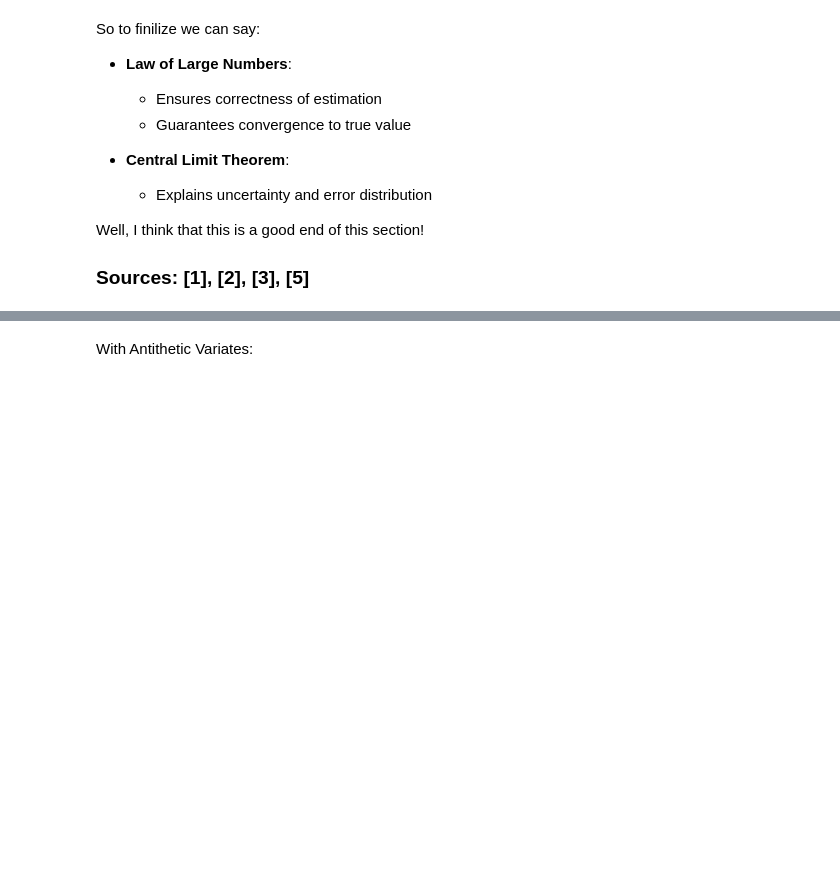
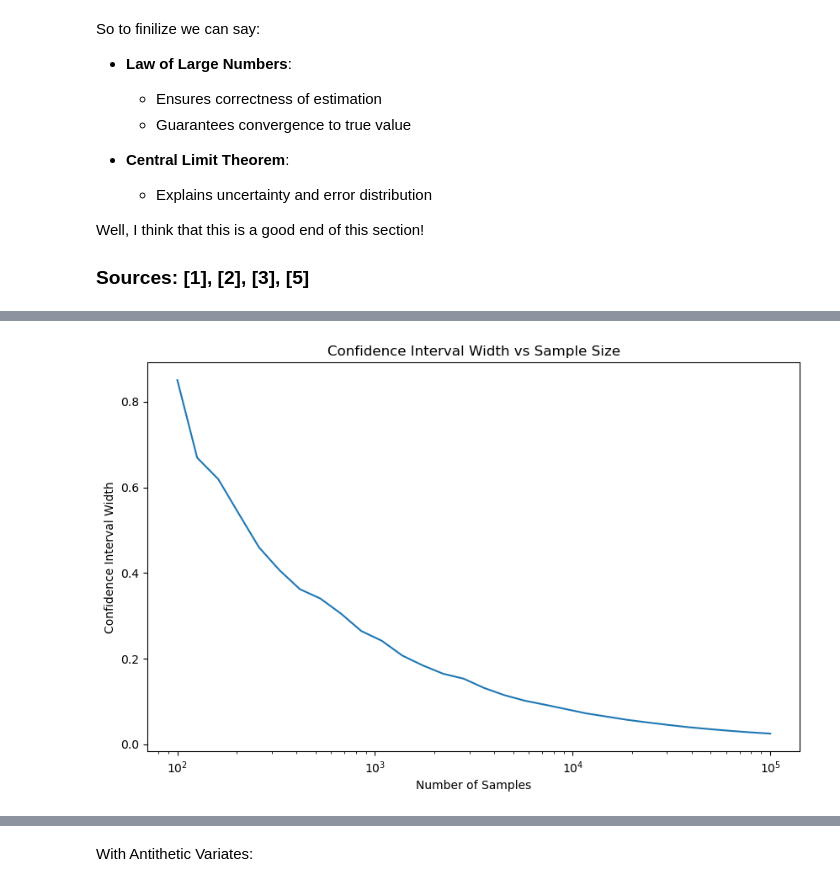
Before and after one commit to kvenov/The_Monte_Carlo_Method, a Jupyter notebook: monte_carlo_scientific_article.ipynb, the cells around one changed output, grey strips where cells are left out. Drawn from its saved outputs; the diff is of its cells as text; code cells hidden in the pictures; blank space fills up the shorter version.

```diff
--- a/monte_carlo_scientific_article.ipynb
+++ b/monte_carlo_scientific_article.ipynb
@@ -1332,0 +1429,33 @@ We can see that:
+# %%
+sample_sizes = np.logspace(2, 5, 30, dtype=int)
+
+intervals_widths = []
+
+for N in sample_sizes:
+
+    samples = np.random.normal(mu, sigma, N)
+
+    sample_mean = np.mean(samples)
+    sample_std = np.std(samples)
+
+    standard_error = sample_std / np.sqrt(N)
+
+    # CI width = 2 * margin of error
+    ci_width = 2 * 1.96 * standard_error
+
+    intervals_widths.append(ci_width)
+# %%
+plt.figure(figsize=(10,6))
+
+plt.plot(sample_sizes, intervals_widths)
+
+plt.xscale("log")
+
+plt.xlabel("Number of Samples")
+plt.ylabel("Confidence Interval Width")
+
+plt.title("Confidence Interval Width vs Sample Size")
+
+plt.show()
+# %% [output]
+[figure, added]
```
Also changed, not shown: parts of 39 cells of this notebook.
